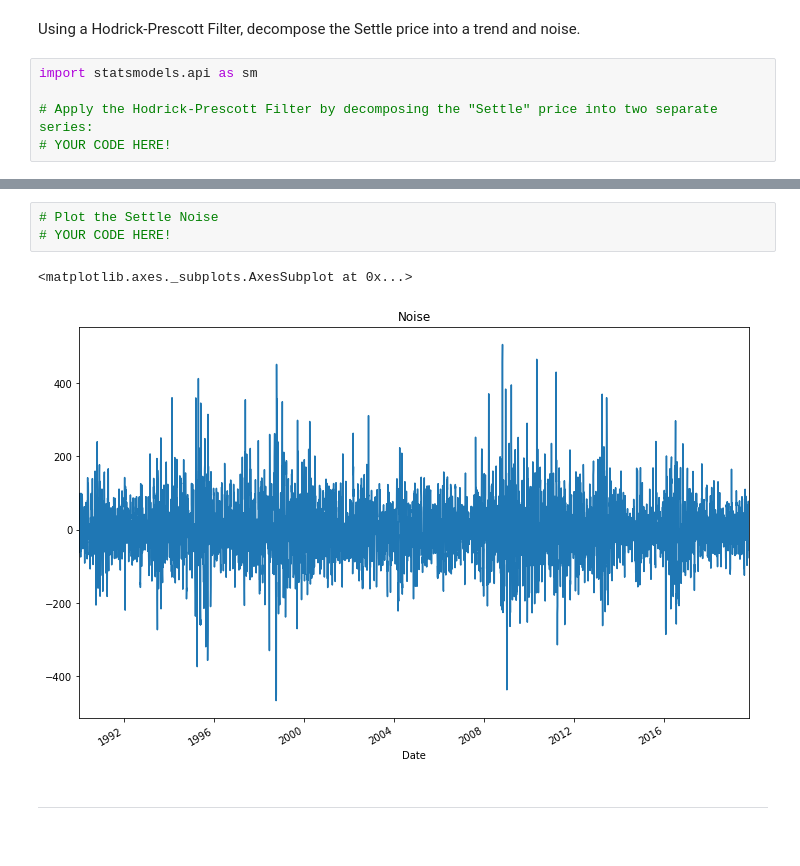
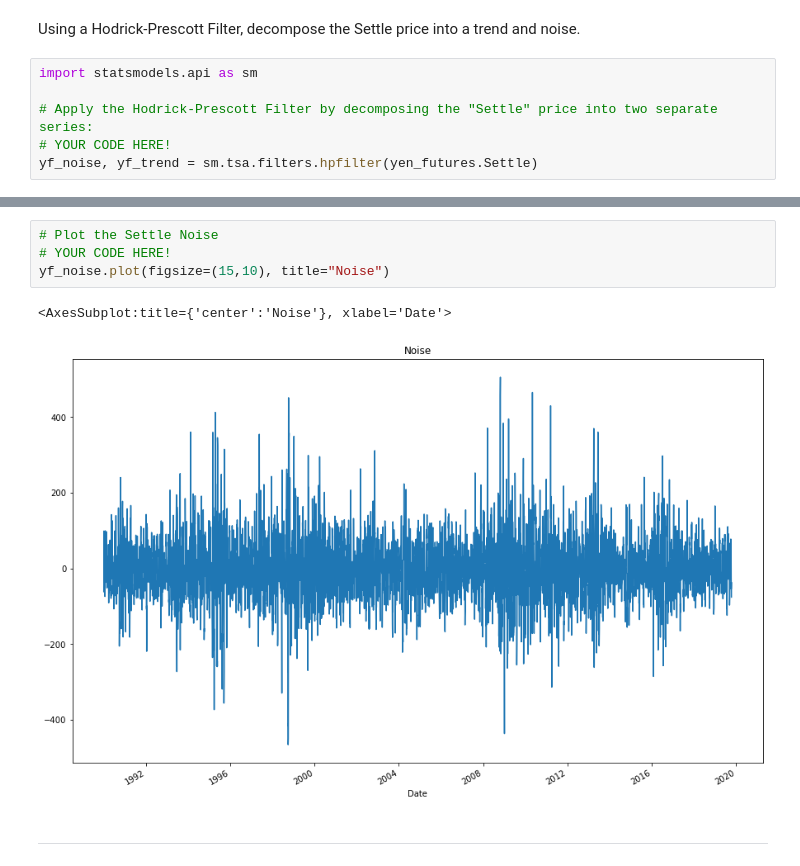
Before and after one commit to sudo-August/a-yen-for-the-future, a Jupyter notebook: time_series_analysis.ipynb, the cells around one changed output, grey strips where cells are left out. Drawn from its saved outputs; the diff is of its cells as text.

Commit message:
completed time_series_analysis Decomposition using a Hodrick-Prescott Filter section

```diff
--- a/time_series_analysis.ipynb
+++ b/time_series_analysis.ipynb
@@ -55,6 +55,7 @@ import statsmodels.api as sm
 
 # Apply the Hodrick-Prescott Filter by decomposing the "Settle" price into two separate series:
 # YOUR CODE HERE!
+yf_noise, yf_trend = sm.tsa.filters.hpfilter(yen_futures.Settle)
 # %%
 # Create a dataframe of just the settle price, and add columns for "noise" and "trend" series from above:
 # YOUR CODE HERE!
@@ -75,9 +87,10 @@ import statsmodels.api as sm
 # %%
 # Plot the Settle Noise
 # YOUR CODE HERE!
+yf_noise.plot(figsize=(15,10), title="Noise")
 # %% [output]
-<matplotlib.axes._subplots.AxesSubplot at 0x...>
+<AxesSubplot:title={'center':'Noise'}, xlabel='Date'>
-[figure, old version]
+[figure, new version]
 # %% [markdown]
 ---
 # %% [markdown]
```
Also changed, not shown: parts of 2 cells of this notebook.
